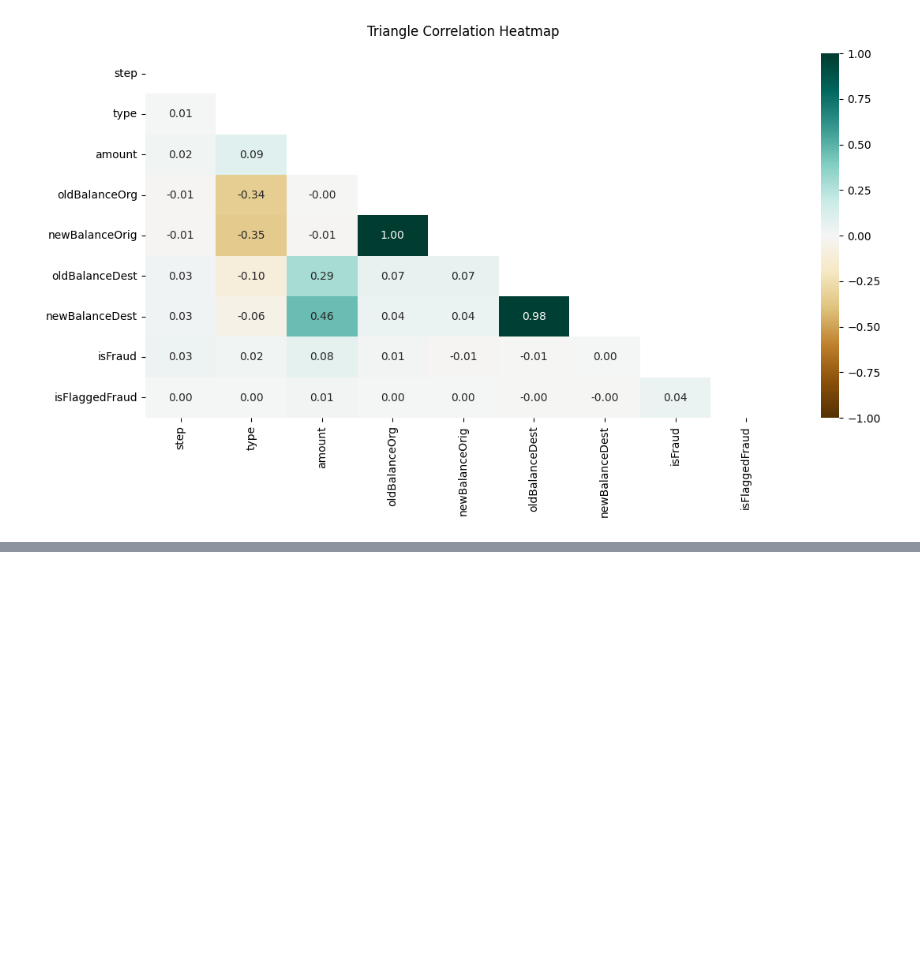
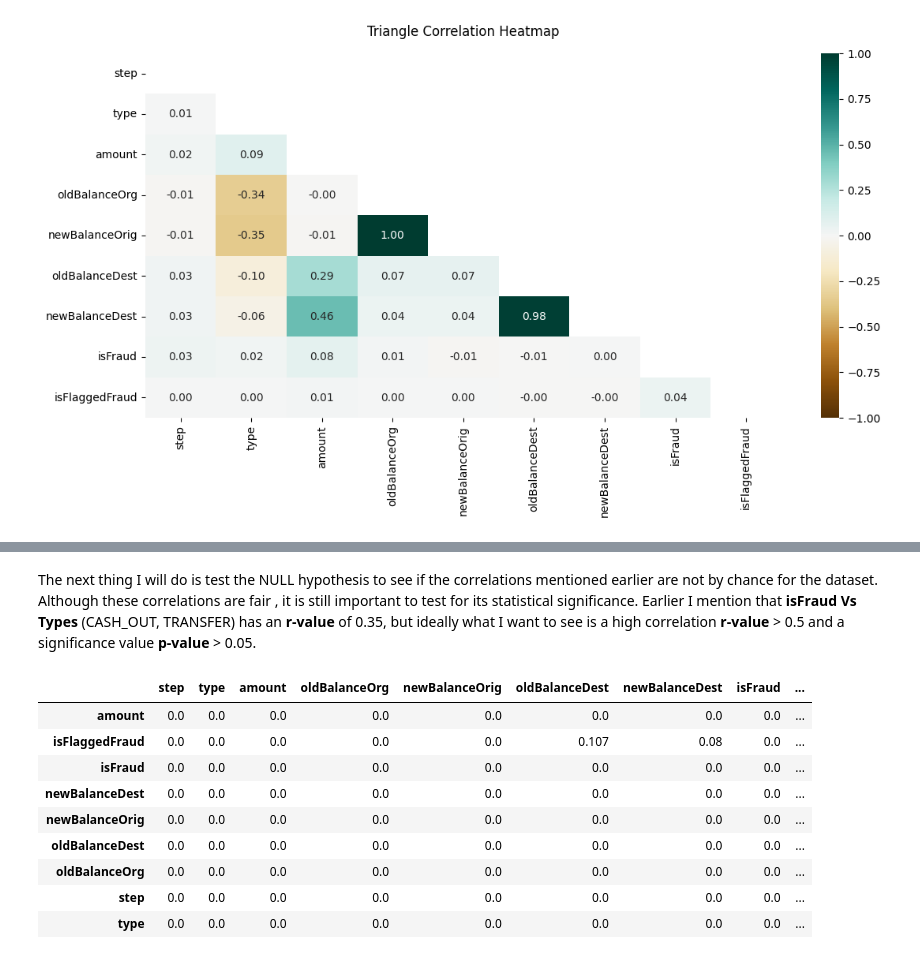
Before and after one commit to spectralcodex/momo-fincrime, a Jupyter notebook: fincrime.ipynb, the cells around one changed output, grey strips where cells are left out. Cells and saved outputs as stored; diff of their text form; code cells hidden in the pictures; blank space fills up the shorter version.

Commit message:
p-values

```diff
--- a/fincrime.ipynb
+++ b/fincrime.ipynb
@@ -382,0 +431,2 @@ Looking at the diagram , Amount Vs IsFraud has an r-value of 0.08 which is not a
+# %% [markdown]
+The next thing I will do is test the NULL hypothesis to see if the correlations mentioned earlier are not by chance for the dataset. Although these correlations are fair , it is still important to test for its statistical significance. Earlier I mention that **isFraud Vs Types** (CASH_OUT, TRANSFER) has an **r-value** of 0.35, but ideally what I want to see is a high correlation **r-value** > 0.5 and a significance value **p-value** > 0.05.
@@ -383,3 +443,16 @@ Looking at the diagram , Amount Vs IsFraud has an r-value of 0.08 which is not a
+# %%
+r_pvalues(df_type_numeric)
+# %% [output]
+|  | step | type | amount | oldBalanceOrg | newBalanceOrig | oldBalanceDest | newBalanceDest | isFraud | ... |
+| amount | 0.0 | 0.0 | 0.0 | 0.0 | 0.0 | 0.0 | 0.0 | 0.0 | ... |
+| isFlaggedFraud | 0.0 | 0.0 | 0.0 | 0.0 | 0.0 | 0.107 | 0.08 | 0.0 | ... |
+| isFraud | 0.0 | 0.0 | 0.0 | 0.0 | 0.0 | 0.0 | 0.0 | 0.0 | ... |
+| newBalanceDest | 0.0 | 0.0 | 0.0 | 0.0 | 0.0 | 0.0 | 0.0 | 0.0 | ... |
+| newBalanceOrig | 0.0 | 0.0 | 0.0 | 0.0 | 0.0 | 0.0 | 0.0 | 0.0 | ... |
+| oldBalanceDest | 0.0 | 0.0 | 0.0 | 0.0 | 0.0 | 0.0 | 0.0 | 0.0 | ... |
+| oldBalanceOrg | 0.0 | 0.0 | 0.0 | 0.0 | 0.0 | 0.0 | 0.0 | 0.0 | ... |
+| step | 0.0 | 0.0 | 0.0 | 0.0 | 0.0 | 0.0 | 0.0 | 0.0 | ... |
+| type | 0.0 | 0.0 | 0.0 | 0.0 | 0.0 | 0.0 | 0.0 | 0.0 | ... |
 # %%
 # Implementing Stratified Sampling which maintains the population group ratios
 stratified_sample = df_numeric.groupby('type').apply(
```
Also changed, not shown: parts of 11 cells of this notebook.
